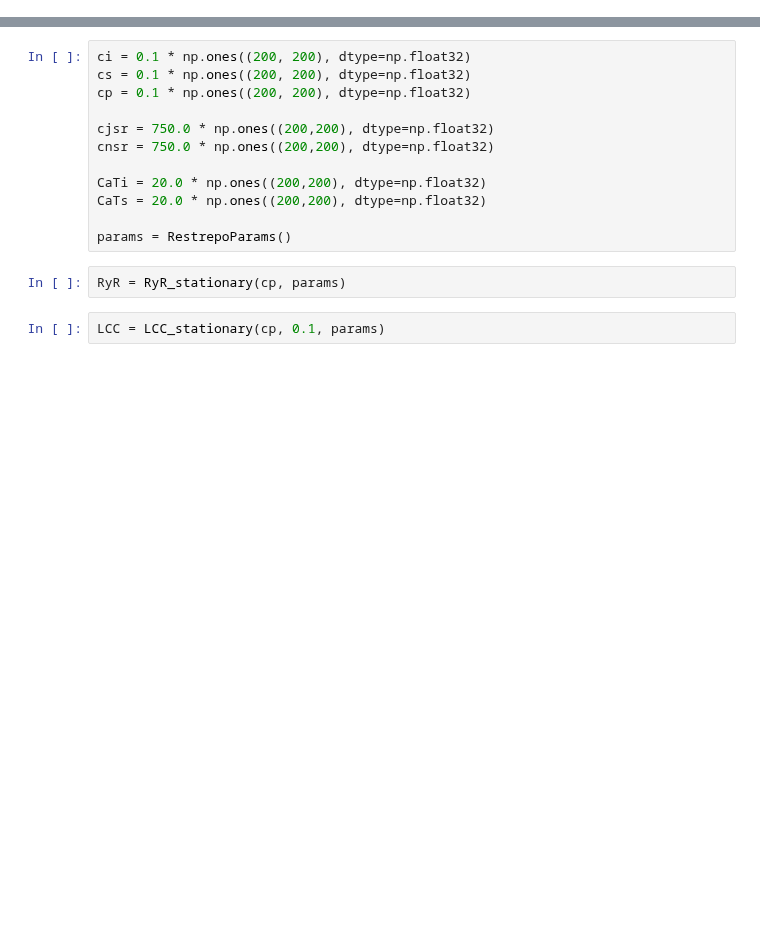
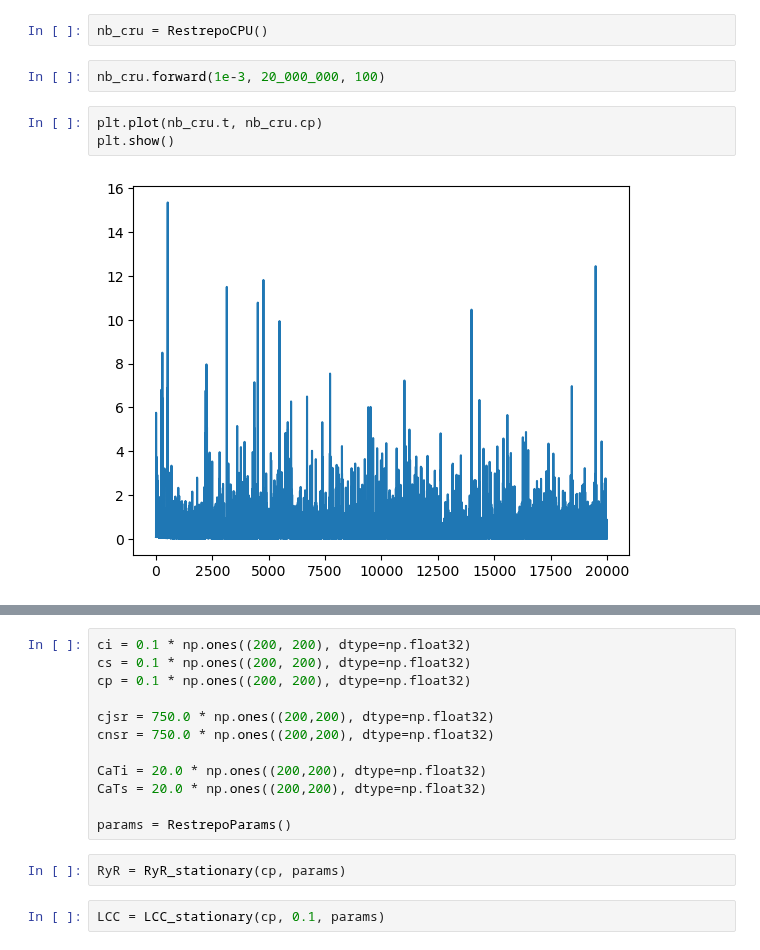
Before and after one commit to lukeoloughlin/GW-model, a Jupyter notebook: src/restrepo/test.ipynb, the cells around one changed output, grey strips where cells are left out. Saved outputs shown, nothing was run; the diff lists cells and outputs as text; blank space fills up the shorter version.

```diff
--- a/src/restrepo/test.ipynb
+++ b/src/restrepo/test.ipynb
@@ -11,0 +21,9 @@ from params import RestrepoParams
+# %%
+nb_cru = RestrepoCPU()
+# %%
+nb_cru.forward(1e-3, 20_000_000, 100)
+# %%
+plt.plot(nb_cru.t, nb_cru.cp)
+plt.show()
+# %% [output]
+[figure, added]
```
Also changed, not shown: parts of 20 cells of this notebook, 4 other files.
